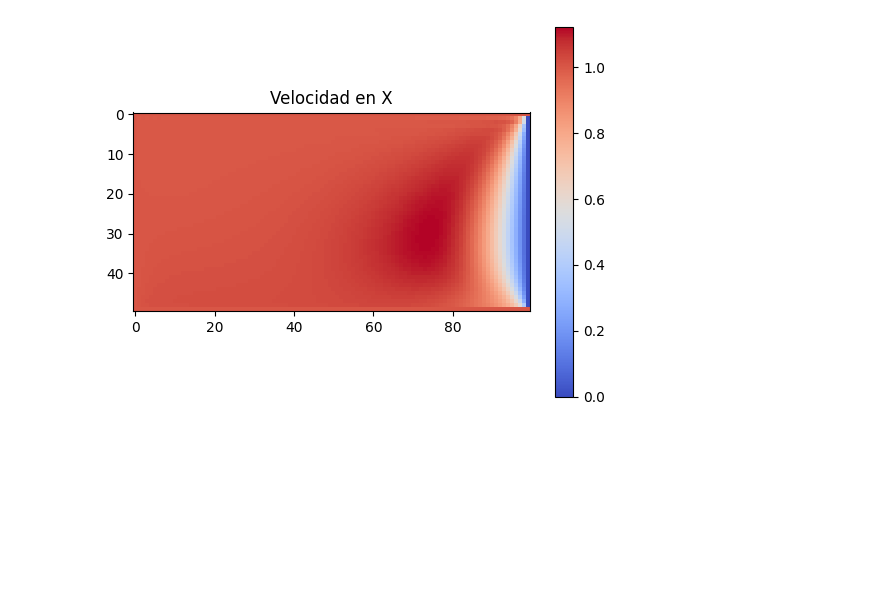
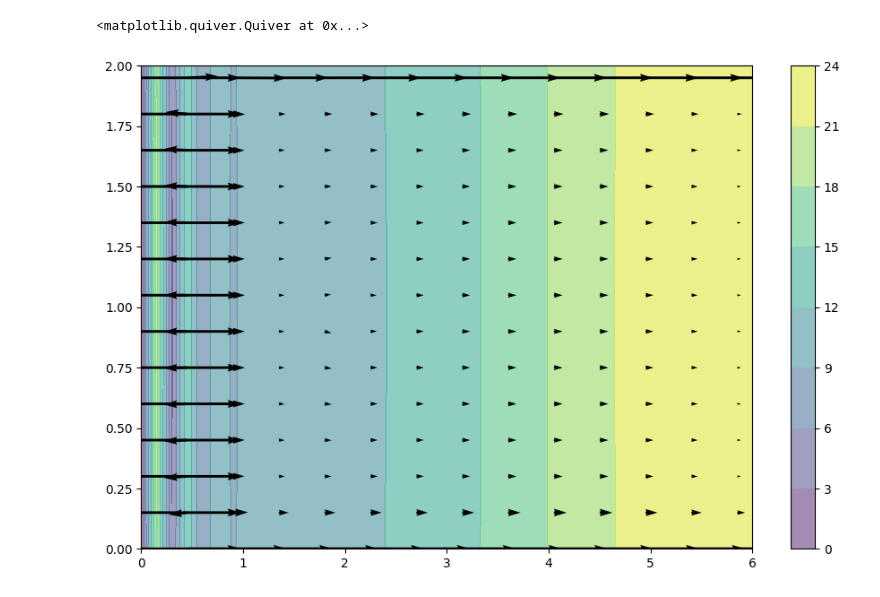
Before and after one commit to Mieres7/Comp.-Cientifica, a Jupyter notebook: Tarea3/VicenteMieres_210821228.ipynb, the cells around one changed output. Drawn from its saved outputs; the diff is of its cells as text; code cells hidden in the pictures; blank space fills up the shorter version.

```diff
--- a/Tarea3/VicenteMieres_210821228.ipynb
+++ b/Tarea3/VicenteMieres_210821228.ipynb
@@ -80,22 +5,0 @@ def pressure_poisson(p, dx, dy, rho):
-# %%
-# Bucle principal de simulación (sin usar for)
-for t in range(N):
-    # Calcular la matriz b para la ecuación de Poisson
-    b[1:-1, 1:-1] = (rho * (1 / dt * ((u[1:-1, 1:-1] - u[:-2, 1:-1]) / dx +
-                                      (v[1:-1, 1:-1] - v[1:-1, :-2]) / dy) -
-                            ((u[1:-1, 1:-1] * (u[1:-1, 1:-1] - u[:-2, 1:-1]) / dx) +
-                             (v[1:-1, 1:-1] * (v[1:-1, 1:-1] - v[1:-1, :-2]) / dy))))
-
-    # Resolver la ecuación de Poisson para la presión
-    p = pressure_poisson(p, dx, dy, rho)
-
-    # Actualizar velocidades
-    u, v = update_velocities(u, v, p, dx, dy, dt, nu, rho)
-
-# Visualizar los resultados
-plt.imshow(u, cmap='coolwarm')
-plt.colorbar()
-plt.title('Velocidad en X')
-plt.show()
-# %% [output]
-[figure, removed]
@@ -101,0 +181,8 @@ plt.show()
+# %%
+fig = plt.figure(figsize = (11,7), dpi=100)
+plt.contourf(X, Y, p, alpha=0.5, cmap=cm.viridis)
+plt.colorbar()
+plt.quiver(X[::3, ::3], Y[::3, ::3], u[::3, ::3], v[::3, ::3])
+# %% [output]
+<matplotlib.quiver.Quiver at 0x...>
+[figure, added]
```
Also changed, not shown: parts of 7 cells of this notebook.
